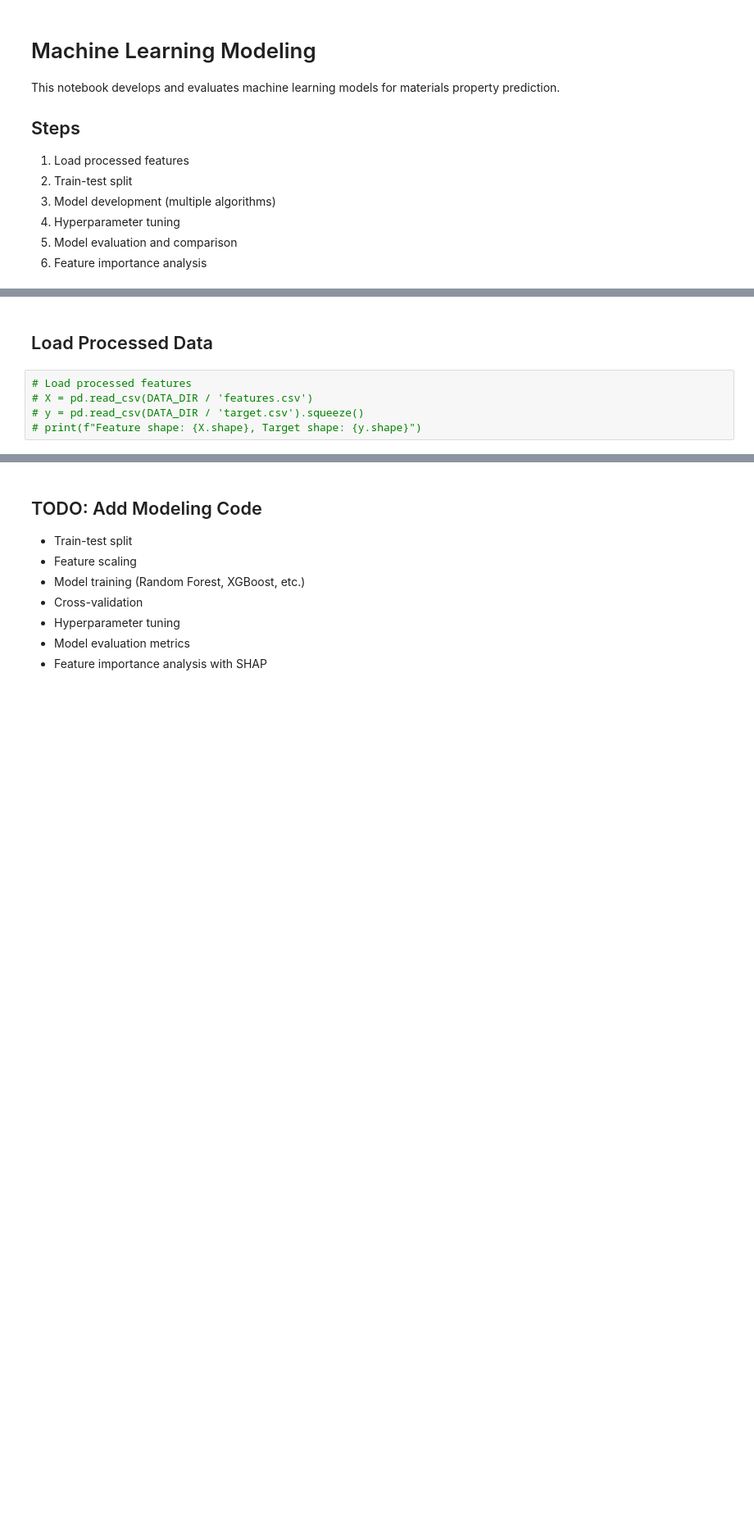
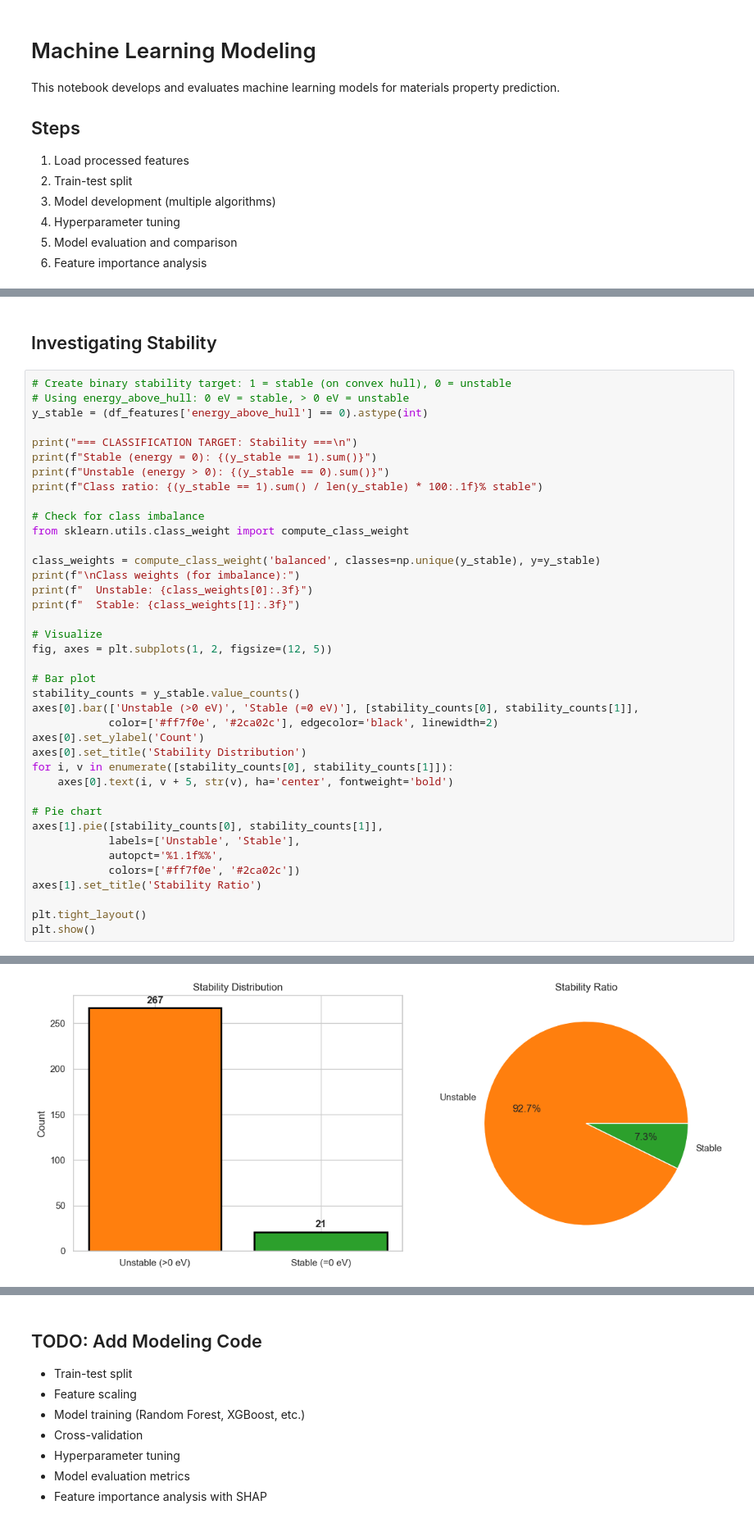
Before and after one commit to benbenmerk-stack/Merkin_FinalProject, a Jupyter notebook: notebooks/03_modeling.ipynb, the cells around one changed output, grey strips where cells are left out. Shown at 82% size. Drawn from its saved outputs; the diff is of its cells as text; blank space fills up the shorter version.

Commit message:
Add complete ML pipeline: data acquisition, EDA/featurization, and classification modeling

```diff
--- a/notebooks/03_modeling.ipynb
+++ b/notebooks/03_modeling.ipynb
@@ -37,7 +55,42 @@ FIGURES_DIR.mkdir(exist_ok=True)
-# %% [markdown]
-## Load Processed Data
-# %%
-# Load processed features
-# X = pd.read_csv(DATA_DIR / 'features.csv')
-# y = pd.read_csv(DATA_DIR / 'target.csv').squeeze()
-# print(f"Feature shape: {X.shape}, Target shape: {y.shape}")
+# %% [markdown]
+## Investigating Stability
+# %%
+# Create binary stability target: 1 = stable (on convex hull), 0 = unstable
+# Using energy_above_hull: 0 eV = stable, > 0 eV = unstable
+y_stable = (df_features['energy_above_hull'] == 0).astype(int)
+
+print("=== CLASSIFICATION TARGET: Stability ===\n")
+print(f"Stable (energy = 0): {(y_stable == 1).sum()}")
+print(f"Unstable (energy > 0): {(y_stable == 0).sum()}")
+print(f"Class ratio: {(y_stable == 1).sum() / len(y_stable) * 100:.1f}% stable")
+
+# Check for class imbalance
+from sklearn.utils.class_weight import compute_class_weight
+
+class_weights = compute_class_weight('balanced', classes=np.unique(y_stable), y=y_stable)
+print(f"\nClass weights (for imbalance):")
+print(f"  Unstable: {class_weights[0]:.3f}")
+print(f"  Stable: {class_weights[1]:.3f}")
+
+# Visualize
+fig, axes = plt.subplots(1, 2, figsize=(12, 5))
+
+# Bar plot
+stability_counts = y_stable.value_counts()
+axes[0].bar(['Unstable (>0 eV)', 'Stable (=0 eV)'], [stability_counts[0], stability_counts[1]],
+            color=['#ff7f0e', '#2ca02c'], edgecolor='black', linewidth=2)
+axes[0].set_ylabel('Count')
+axes[0].set_title('Stability Distribution')
+for i, v in enumerate([stability_counts[0], stability_counts[1]]):
+    axes[0].text(i, v + 5, str(v), ha='center', fontweight='bold')
+
+# Pie chart
+axes[1].pie([stability_counts[0], stability_counts[1]],
+            labels=['Unstable', 'Stable'],
+            autopct='%1.1f%%',
+            colors=['#ff7f0e', '#2ca02c'])
+axes[1].set_title('Stability Ratio')
+
+plt.tight_layout()
+plt.show()
+# %% [output]
@@ -43,0 +106 @@ FIGURES_DIR.mkdir(exist_ok=True)
+[figure, added]
```
Also changed, not shown: parts of 9 cells of this notebook, 11 other files.
